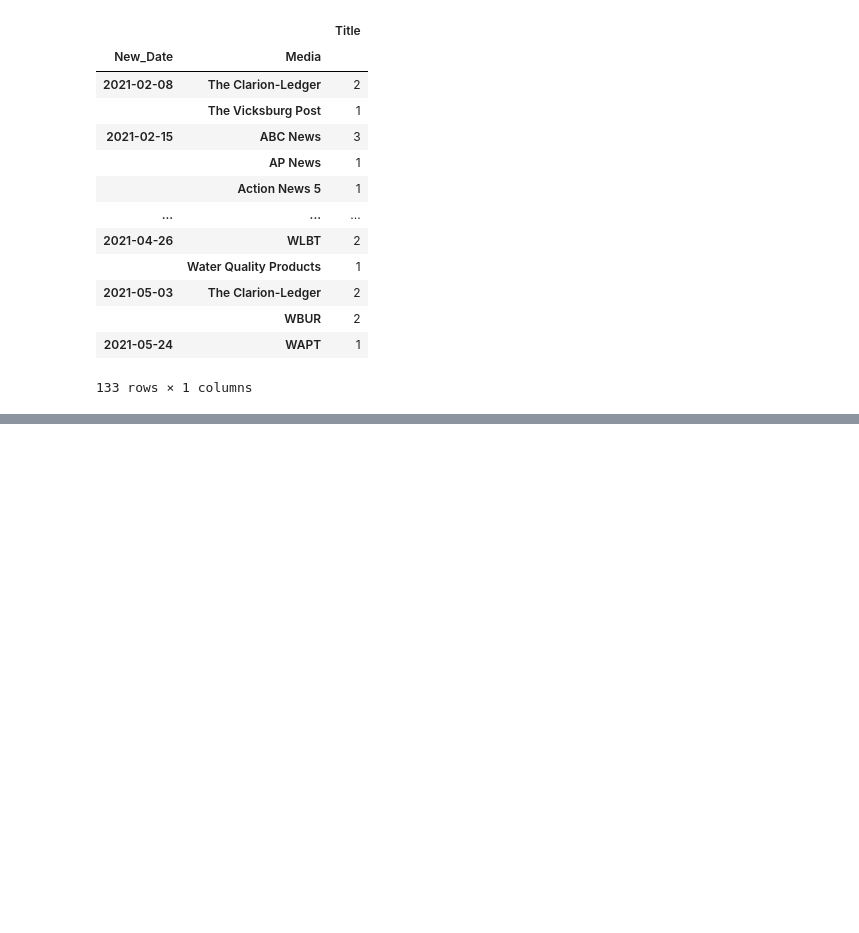
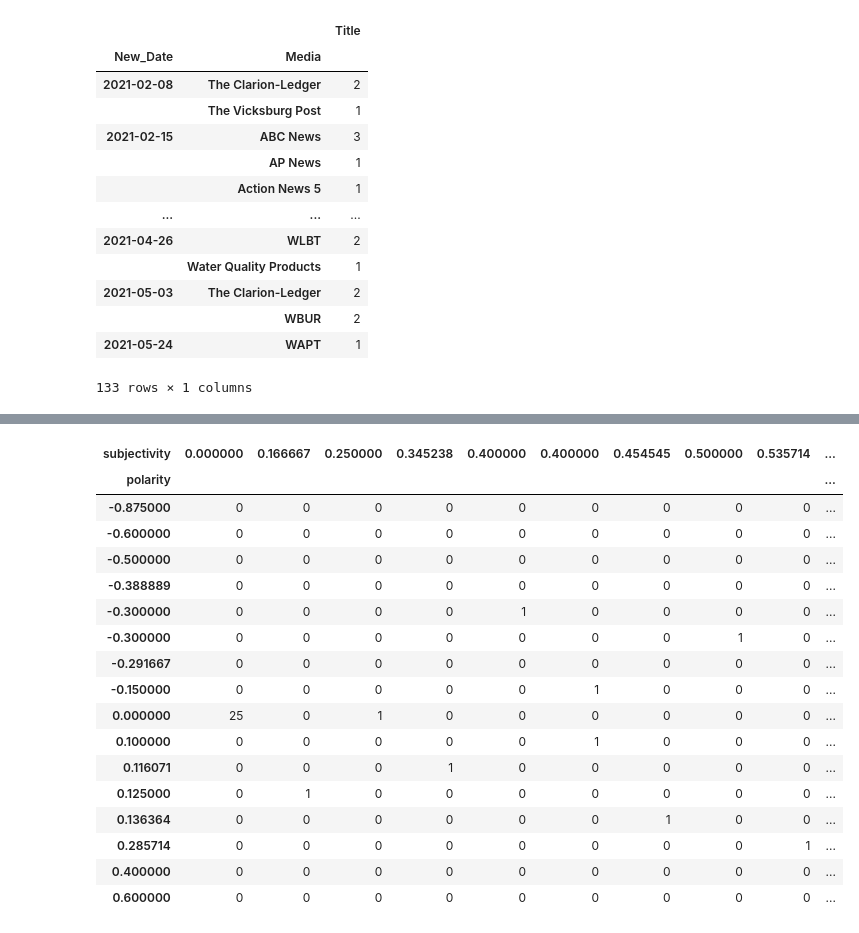
Before and after one commit to rishabhstha/JacksonWaterCrisisAnalysisML, a Jupyter notebook: newsAnalysis.ipynb, the cells around one changed output, grey strips where cells are left out. Saved outputs shown, nothing was run; the diff lists cells and outputs as text; code cells hidden in the pictures; blank space fills up the shorter version.

```diff
--- a/newsAnalysis.ipynb
+++ b/newsAnalysis.ipynb
@@ -592,0 +645,23 @@ See the caveats in the documentation: https://pandas.pydata.org/pandas-docs/stab
+# %%
+#Subjectivity vs polarity
+
+pd.crosstab(news_data_nonMS['polarity'], news_data_nonMS['subjectivity'])
+# %% [output]
+| subjectivity | 0.000000 | 0.166667 | 0.250000 | 0.345238 | 0.400000 | 0.400000 | 0.454545 | 0.500000 | 0.535714 | ... |
+| polarity |  |  |  |  |  |  |  |  |  | ... |
+| -0.875000 | 0 | 0 | 0 | 0 | 0 | 0 | 0 | 0 | 0 | ... |
+| -0.600000 | 0 | 0 | 0 | 0 | 0 | 0 | 0 | 0 | 0 | ... |
+| -0.500000 | 0 | 0 | 0 | 0 | 0 | 0 | 0 | 0 | 0 | ... |
+| -0.388889 | 0 | 0 | 0 | 0 | 0 | 0 | 0 | 0 | 0 | ... |
+| -0.300000 | 0 | 0 | 0 | 0 | 1 | 0 | 0 | 0 | 0 | ... |
+| -0.300000 | 0 | 0 | 0 | 0 | 0 | 0 | 0 | 1 | 0 | ... |
+| -0.291667 | 0 | 0 | 0 | 0 | 0 | 0 | 0 | 0 | 0 | ... |
+| -0.150000 | 0 | 0 | 0 | 0 | 0 | 1 | 0 | 0 | 0 | ... |
+| 0.000000 | 25 | 0 | 1 | 0 | 0 | 0 | 0 | 0 | 0 | ... |
+| 0.100000 | 0 | 0 | 0 | 0 | 0 | 1 | 0 | 0 | 0 | ... |
+| 0.116071 | 0 | 0 | 0 | 1 | 0 | 0 | 0 | 0 | 0 | ... |
+| 0.125000 | 0 | 1 | 0 | 0 | 0 | 0 | 0 | 0 | 0 | ... |
+| 0.136364 | 0 | 0 | 0 | 0 | 0 | 0 | 1 | 0 | 0 | ... |
+| 0.285714 | 0 | 0 | 0 | 0 | 0 | 0 | 0 | 0 | 1 | ... |
+| 0.400000 | 0 | 0 | 0 | 0 | 0 | 0 | 0 | 0 | 0 | ... |
+| 0.600000 | 0 | 0 | 0 | 0 | 0 | 0 | 0 | 0 | 0 | ... |
```
Also changed, not shown: parts of 22 cells of this notebook.
